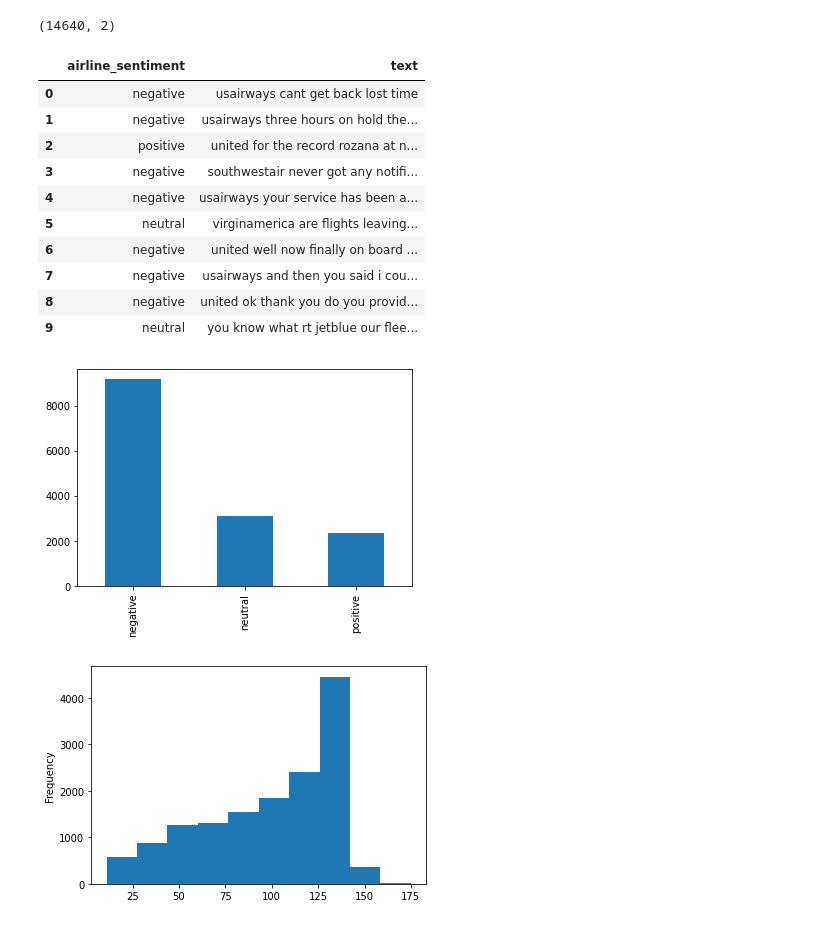
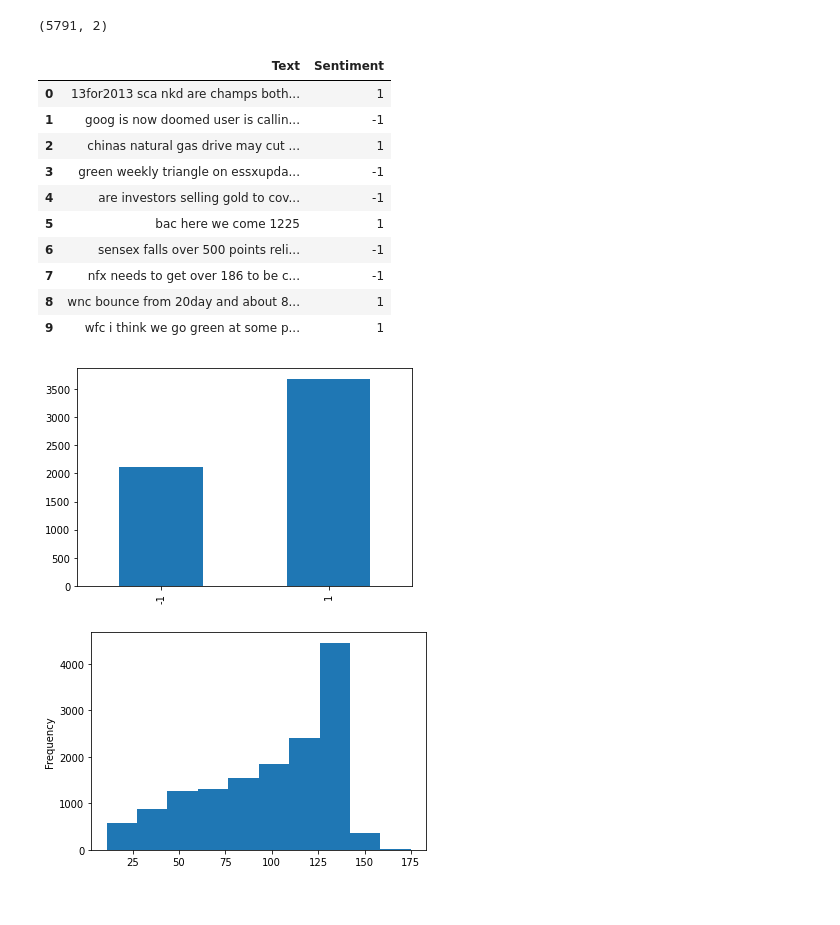
Before and after one commit to nicklamonica/stock-sentiment-analysis, a Jupyter notebook: main.ipynb, the cells around one changed output. Saved outputs shown, nothing was run; the diff lists cells and outputs as text; code cells hidden in the pictures.

Commit message:
use new training data

```diff
--- a/main.ipynb
+++ b/main.ipynb
@@ -13,36 +13,35 @@ from tensorflow.keras.preprocessing.text import Tokenizer
 from tensorflow.keras.preprocessing.sequence import pad_sequences
 # %%
 # read data
-df = pd.read_csv("models/tweets.csv")
+df = pd.read_csv("apis/tweet_data.csv")
 
 # clean data
 df = df.sample(frac=1).reset_index(drop=True)
-df = df[["airline_sentiment", "text"]]
 
-# clean tweet text
-df['text'] = df['text'].apply(lambda x: x.lower()) #transform text to lowercase
-df['text'] = df['text'].apply(lambda x: re.sub('[^a-zA-z0-9\s]', '', x))
+# # clean tweet text
+df['Text'] = df['Text'].apply(lambda x: x.lower()) #transform text to lowercase
+df['Text'] = df['Text'].apply(lambda x: re.sub('[^a-zA-z0-9\s]', '', x))
 
 print(df.shape)
 df.head(10)
 # %% [output]
-(14640, 2)
+(5791, 2)
-|  | airline_sentiment | text |
-| 0 | negative | usairways cant get back lost time |
-| 1 | negative | usairways three hours on hold the... |
-| 2 | positive | united for the record rozana at n... |
-| 3 | negative | southwestair never got any notifi... |
-| 4 | negative | usairways your service has been a... |
-| 5 | neutral | virginamerica are flights leaving... |
-| 6 | negative | united well now finally on board ... |
-| 7 | negative | usairways and then you said i cou... |
-| 8 | negative | united ok thank you do you provid... |
-| 9 | neutral | you know what rt jetblue our flee... |
+|  | Text | Sentiment |
+| 0 | 13for2013 sca nkd are champs both... | 1 |
+| 1 | goog is now doomed user is callin... | -1 |
+| 2 | chinas natural gas drive may cut ... | 1 |
+| 3 | green weekly triangle on essxupda... | -1 |
+| 4 | are investors selling gold to cov... | -1 |
+| 5 | bac here we come 1225 | 1 |
+| 6 | sensex falls over 500 points reli... | -1 |
+| 7 | nfx needs to get over 186 to be c... | -1 |
+| 8 | wnc bounce from 20day and about 8... | 1 |
+| 9 | wfc i think we go green at some p... | 1 |
 # %%
-df['airline_sentiment'].value_counts().sort_index().plot.bar()
+df['Sentiment'].value_counts().sort_index().plot.bar()
 plt.savefig("images/single_count.png")
 # %% [output]
-[figure, old version]
+[figure, new version]
 # %%
 df['text'].str.len().plot.hist()
 plt.savefig("images/tweet_len.png")
```
Also changed, not shown: 6 other files.
